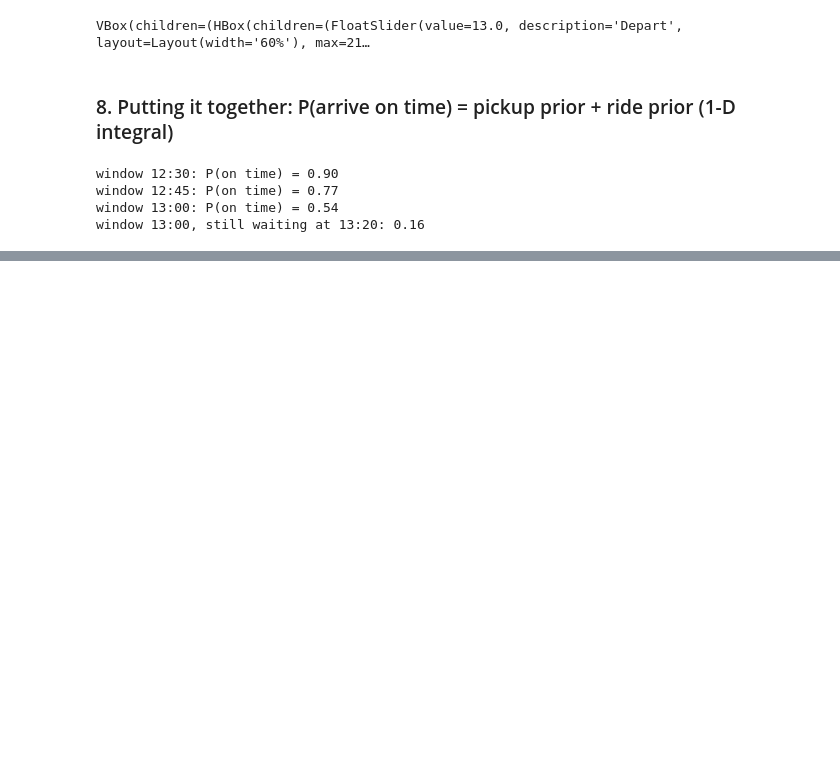
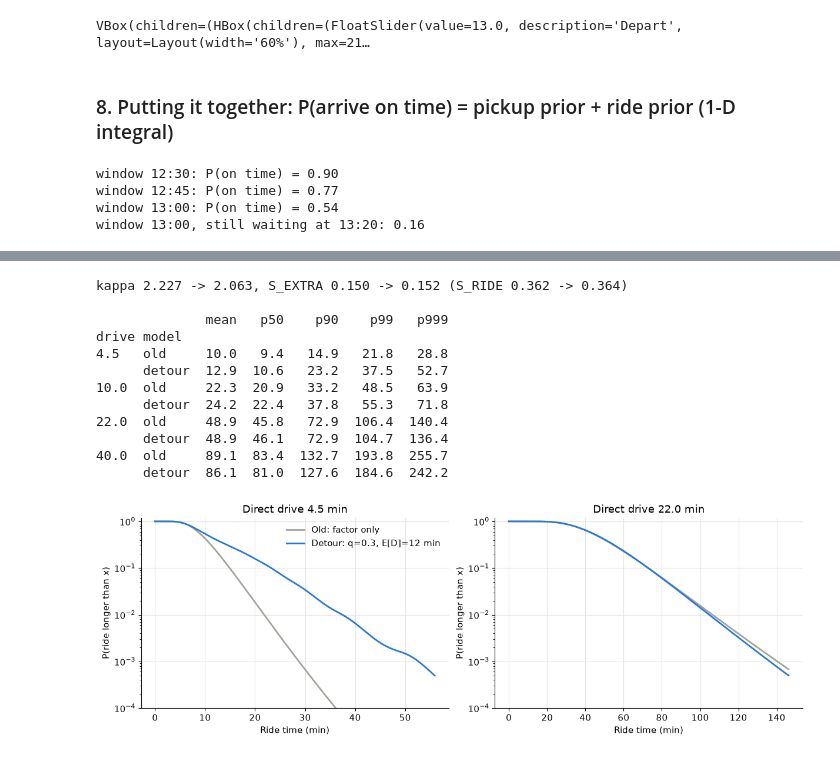
Before and after one commit to Scr1pting/calhacks-13, a Jupyter notebook: paramobility/backend/notebooks/ride_time_drive.ipynb, the cells around one changed output, grey strips where cells are left out. Cells and saved outputs as stored; diff of their text form; code cells hidden in the pictures; blank space fills up the shorter version.

```diff
--- a/paramobility/backend/notebooks/ride_time_drive.ipynb
+++ b/paramobility/backend/notebooks/ride_time_drive.ipynb
@@ -326,0 +339,74 @@ window 13:00, still waiting at 13:20: 0.16
+# %%
+plt.close("all")                                               # static plots from here on
+%matplotlib inline
+Q_DETOUR = 0.30   # ASSUMPTION: share of rides with an extra stop (another rider's pickup or drop-off) on the way
+D_MEAN = 12.0     # ASSUMPTION: mean minutes that stop adds (detour drive + boarding and securement)
+S_D = 0.5         # ASSUMPTION: log-SD of those minutes (10th-90th pct ~ 6-20 min)
+_Z, _W = np.polynomial.hermite_e.hermegauss(24)               # Gauss-Hermite nodes for E over log D
+_W = _W / _W.sum()
+
+class DetourRide:
+    """base ride + B * D. Same calls as a frozen scipy dist: cdf, sf, ppf, isf, mean, median."""
+    def __init__(self, base, q=Q_DETOUR, d_mean=D_MEAN, s_d=S_D):
+        self.base, self.q, self.d_mean = base, q, d_mean
+        self.D = d_mean * np.exp(s_d * _Z - s_d**2 / 2)        # nodes of D, mean d_mean
+    def cdf(self, x):
+        x = np.asarray(x, float)
+        return (1 - self.q) * self.base.cdf(x) + self.q * (self.base.cdf(x[..., None] - self.D) @ _W)
+    def sf(self, x):                                           # not 1 - cdf: keeps precision in the tail
+        x = np.asarray(x, float)
+        return (1 - self.q) * self.base.sf(x) + self.q * (self.base.sf(x[..., None] - self.D) @ _W)
+    def _invert(self, f, p):
+        hi = self.base.ppf(1 - 1e-12) + self.D.max()
+        return np.vectorize(lambda p_: optimize.brentq(lambda x: float(f(x)) - p_, 0.0, hi, xtol=1e-6))(p)
+    def ppf(self, p): return self._invert(self.cdf, p)
+    def isf(self, p): return self._invert(lambda x: -self.sf(x), -np.asarray(p))
+    def mean(self): return self.base.mean() + self.q * self.d_mean
+    def median(self): return self.ppf(0.5)
+
+def fit_detour(q=Q_DETOUR, d_mean=D_MEAN, s_d=S_D):
+    """(kappa_D, s_ride_D, s_extra_D): mean ride stays 48.9, average trip's 90th pct stays put."""
+    kappa = (EBP_AVG_RIDE_MIN - OVERHEAD_MIN - q * d_mean) / mean_drive
+    p90_old = ride_prior_drive(mean_drive).ppf(0.9)
+    gap = lambda se: DetourRide(ride_prior_drive(mean_drive, kappa, np.hypot(S_RHO, se)), q, d_mean, s_d).ppf(0.9) - p90_old
+    se = 0.0 if gap(0) >= 0 else optimize.brentq(gap, 0, 1)
+    return kappa, np.hypot(S_RHO, se), se
+
+KAPPA_D, S_RIDE_D, S_EXTRA_D = fit_detour()
+
+def ride_detour(drive_min, q=Q_DETOUR, d_mean=D_MEAN, s_d=S_D, kappa=None, s=None):
+    return DetourRide(ride_prior_drive(drive_min, KAPPA_D if kappa is None else kappa,
+                                       S_RIDE_D if s is None else s), q, d_mean, s_d)
+
+print(f"kappa {KAPPA:.3f} -> {KAPPA_D:.3f}, S_EXTRA {S_EXTRA:.3f} -> {S_EXTRA_D:.3f} (S_RIDE {S_RIDE:.3f} -> {S_RIDE_D:.3f})\n")
+rows = []
+for dm in (4.5, 10, mean_drive, 40):
+    for name, R in (("old", ride_prior_drive(dm)), ("detour", ride_detour(dm))):
+        rows.append(dict(drive=round(dm, 1), model=name, mean=R.mean(), p50=R.median(),
+                         p90=R.ppf(0.9), p99=R.ppf(0.99), p999=R.ppf(0.999)))
+print(pd.DataFrame(rows).set_index(["drive", "model"]).astype(float).round(1))
+
+fig, axes = plt.subplots(1, 2, figsize=(12, 4), constrained_layout=True)
+for ax, dm in zip(axes, (4.5, mean_drive)):
+    xs = np.linspace(0, ride_detour(dm).ppf(0.9995), 300)
+    ax.semilogy(xs, ride_prior_drive(dm).sf(xs), color=GRAY, lw=2, label="Old: factor only")
+    ax.semilogy(xs, ride_detour(dm).sf(xs), color=BLUE, lw=2, label=f"Detour: q={Q_DETOUR}, E[D]={D_MEAN:.0f} min")
+    ax.set(ylim=(1e-4, 1.2), xlabel="Ride time (min)", ylabel="P(ride longer than x)",
+           title=f"Direct drive {dm:.1f} min")
+    ax.grid(color=GRID, lw=0.8); ax.set_axisbelow(True)
+axes[0].legend(frameon=False)
+plt.show()
+# %% [output]
+kappa 2.227 -> 2.063, S_EXTRA 0.150 -> 0.152 (S_RIDE 0.362 -> 0.364)
+
+              mean   p50    p90    p99   p999
+drive model
+4.5   old     10.0   9.4   14.9   21.8   28.8
+      detour  12.9  10.6   23.2   37.5   52.7
+10.0  old     22.3  20.9   33.2   48.5   63.9
+      detour  24.2  22.4   37.8   55.3   71.8
+22.0  old     48.9  45.8   72.9  106.4  140.4
+      detour  48.9  46.1   72.9  104.7  136.4
+40.0  old     89.1  83.4  132.7  193.8  255.7
+      detour  86.1  81.0  127.6  184.6  242.2
+[figure, added]
```
Also changed, not shown: parts of 8 cells of this notebook, 7 other files.
